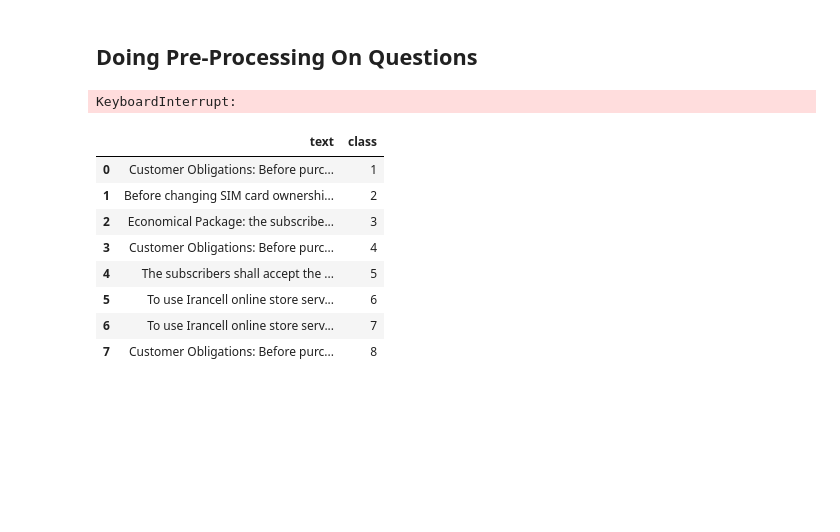
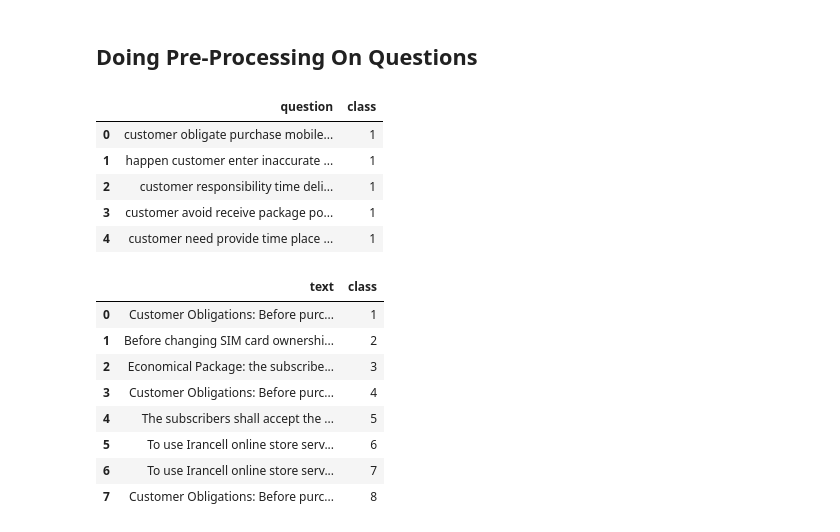
Before and after one commit to Sajjad-Mehrpeyma/ChatBot, a Jupyter notebook: SiameseNet.ipynb, the cells around one changed output. Drawn from its saved outputs; the diff is of its cells as text; code cells hidden in the pictures; blank space fills up the shorter version.

```diff
--- a/SiameseNet.ipynb
+++ b/SiameseNet.ipynb
@@ -54,13 +61,17 @@ original_questions_dataset
 # %% [markdown]
 ## Doing Pre-Processing On Questions
 # %%
-nlp = en_core_web_sm.load()
 questions_dataset = pd.DataFrame(columns=['question', 'class'])
 
 questions_dataset['question'] = original_questions_dataset['question'].map(
     preProcessing)
 questions_dataset['class'] = original_questions_dataset['class']
 questions_dataset.head()
 # %% [output]
-KeyboardInterrupt:
+|  | question | class |
+| 0 | customer obligate purchase mobile... | 1 |
+| 1 | happen customer enter inaccurate ... | 1 |
+| 2 | customer responsibility time deli... | 1 |
+| 3 | customer avoid receive package po... | 1 |
+| 4 | customer need provide time place ... | 1 |
 # %%
```
Also changed, not shown: parts of 10 cells of this notebook, 14 other files.
